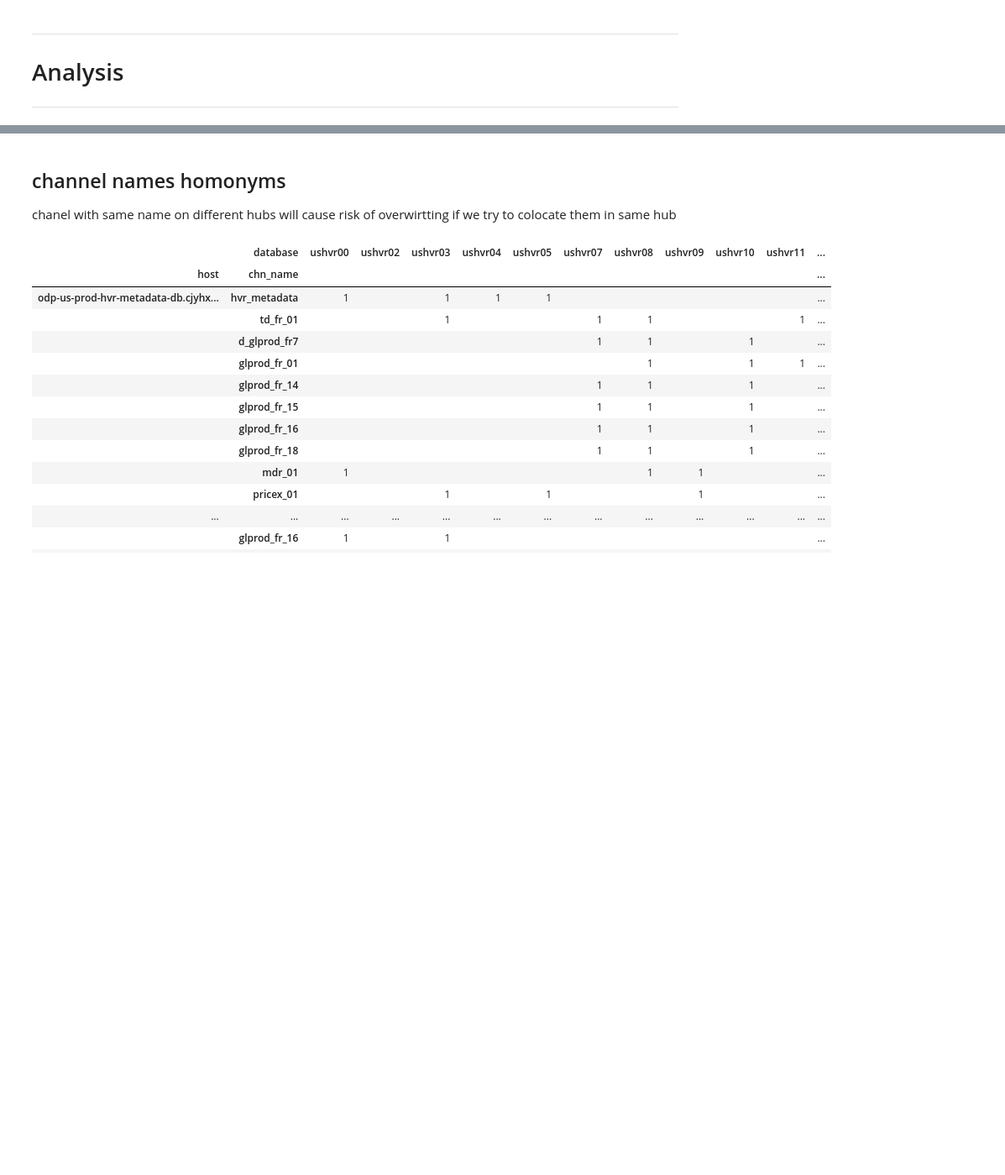
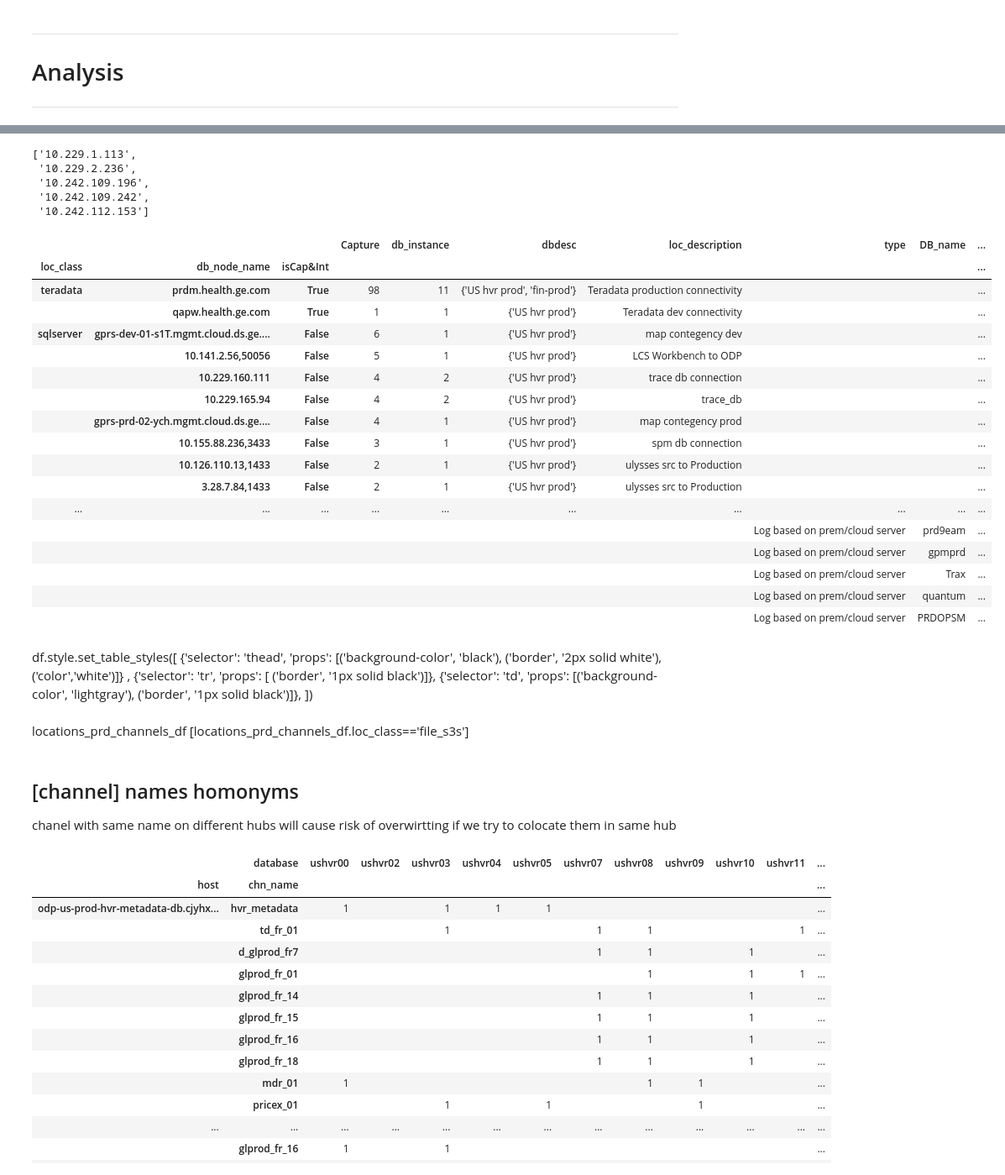
Before and after one commit to bartoszski/haskell, a Jupyter notebook: vitality/PY_LocationAnalysis.ipynb, the cells around one changed output, grey strips where cells are left out. Shown at 84% size. Saved outputs shown, nothing was run; the diff lists cells and outputs as text; code cells hidden in the pictures; blank space fills up the shorter version.

Commit message:
added Sources analysis with lookup columns

```diff
--- a/vitality/PY_LocationAnalysis.ipynb
+++ b/vitality/PY_LocationAnalysis.ipynb
@@ -111,0 +148,3 @@ getcols(Channelslocations_pivoted_df)
+# %%
+locations_prd_channels_df=pd.merge(locations_prd_df,Channelslocations_pivoted_prd_df  , on=['database','host','loc_name'], how='inner')
+getcols(locations_prd_channels_df), len(locations_prd_channels_df)
@@ -158,0 +213,11 @@ style_df(df.set_index('col_name').sort_values('desc'))
+# %%
+Integrage_loc_remote_node_prd_list =  sorted(list(filter(lambda x:x!='' , set(locations_prd_channels_df[locations_prd_channels_df.Integrate >0].loc_remote_node))))
+Integrage_loc_remote_node_prd_list
+# %% [output]
+['10.229.1.113',
+ '10.229.2.236',
+ '10.242.109.196',
+ '10.242.109.242',
+ '10.242.112.153']
+# %%
+locations_prd_channels_df['isCap&Int']  = locations_prd_channels_df.loc_remote_node.isin(Integrage_loc_remote_node_prd_list)
@@ -159,5 +226,52 @@ style_df(df.set_index('col_name').sort_values('desc'))
+# %%
+maxN = lambda l , n : list (filter ( lambda x: x[0]!='' , sorted ( dict (Counter (l)).items() , key =  lambda  x : x[1])[::-1])) [:n] # add also sorting by length if same values!!
+max3 = lambda l : maxN (l,3)
+max_ = lambda l : sorted ( dict (Counter (l)).items() , key =  lambda  x : x[1])[::-1][0][0]
+df  = locations_prd_channels_df [locations_prd_channels_df.Capture>0].groupby(['loc_class','db_node_name','isCap&Int']).agg({'Capture':[('chn_cnt','sum')] ,
+                                                                                                                 'db_instance':[('db_instance_cnt','count')],
+                                                                                                                 'dbdesc' :[('dbdesc',set)],
+                                                                                                                 'loc_description'   :[('loc_description_frq',max_)],#('loc_descriptions_wc3',max3)],
+                                                                                                                 'loc_remote_node'   :[('loc_remote_nodes',set)],
+                                                                                                                            }).sort_values([ 'loc_class',('Capture','chn_cnt')], ascending = False).astype(str).apply(lambda x: x.str.rstrip('.0'))
+
+df2 = pd.read_excel('./data/source_lkp.xlsx').astype(str)
+
+columns_lst = ['loc_class', 'db_node_name', 'isCap&Int', 'Capture', 'db_instance','dbdesc', 'loc_description','type','DB_name','Support_Lead','comment']
+style (
+    pd.merge(df.droplevel(1, axis=1).reset_index(), df2, left_on='db_node_name', right_on='Host',how='outer')[columns_lst].fillna('').set_index(['loc_class','db_node_name','isCap&Int'])
+)
+# %% [output]
+|  |  |  | Capture | db_instance | dbdesc | loc_description | type | DB_name | ... |
+| loc_class | db_node_name | isCap&Int |  |  |  |  |  |  | ... |
+| teradata | prdm.health.ge.com | True | 98 | 11 | {'US hvr prod', 'fin-prod'} | Teradata production connectivity |  |  | ... |
+|  | qapw.health.ge.com | True | 1 | 1 | {'US hvr prod'} | Teradata dev connectivity |  |  | ... |
+| sqlserver | gprs-dev-01-s1T.mgmt.cloud.ds.ge.... | False | 6 | 1 | {'US hvr prod'} | map contegency dev |  |  | ... |
+|  | 10.141.2.56,50056 | False | 5 | 1 | {'US hvr prod'} | LCS Workbench to ODP |  |  | ... |
+|  | 10.229.160.111 | False | 4 | 2 | {'US hvr prod'} | trace db connection |  |  | ... |
+|  | 10.229.165.94 | False | 4 | 2 | {'US hvr prod'} | trace_db |  |  | ... |
+|  | gprs-prd-02-ych.mgmt.cloud.ds.ge.... | False | 4 | 1 | {'US hvr prod'} | map contegency prod |  |  | ... |
+|  | 10.155.88.236,3433 | False | 3 | 1 | {'US hvr prod'} | spm db connection |  |  | ... |
+|  | 10.126.110.13,1433 | False | 2 | 1 | {'US hvr prod'} | ulysses src to Production |  |  | ... |
+|  | 3.28.7.84,1433 | False | 2 | 1 | {'US hvr prod'} | ulysses src to Production |  |  | ... |
+| ... | ... | ... | ... | ... | ... | ... | ... | ... | ... |
+|  |  |  |  |  |  |  | Log based on prem/cloud server | prd9eam | ... |
+|  |  |  |  |  |  |  | Log based on prem/cloud server | gpmprd | ... |
+|  |  |  |  |  |  |  | Log based on prem/cloud server | Trax | ... |
+|  |  |  |  |  |  |  | Log based on prem/cloud server | quantum | ... |
+|  |  |  |  |  |  |  | Log based on prem/cloud server | PRDOPSM | ... |
+# %% [markdown]
+df.style.set_table_styles([
+    {'selector': 'thead',
+     'props': [('background-color', 'black'), ('border', '2px solid white'),('color','white')]}  ,
+    {'selector': 'tr',
+     'props': [ ('border', '1px solid black')]},
+    {'selector': 'td',
+     'props': [('background-color', 'lightgray'), ('border', '1px solid black')]},
+])
+# %% [markdown]
+locations_prd_channels_df [locations_prd_channels_df.loc_class=='file_s3s']
 # %% [markdown]
-## channel names homonyms
+## [channel] names homonyms
 chanel with same name on different hubs will cause risk of overwirtting if we try to colocate them in same hub
 # %%
 df = Channelslocations_prd_df.groupby(['host','database','chn_name'])[['loc_name']].count().reset_index()
```
Also changed, not shown: parts of 24 cells of this notebook.
